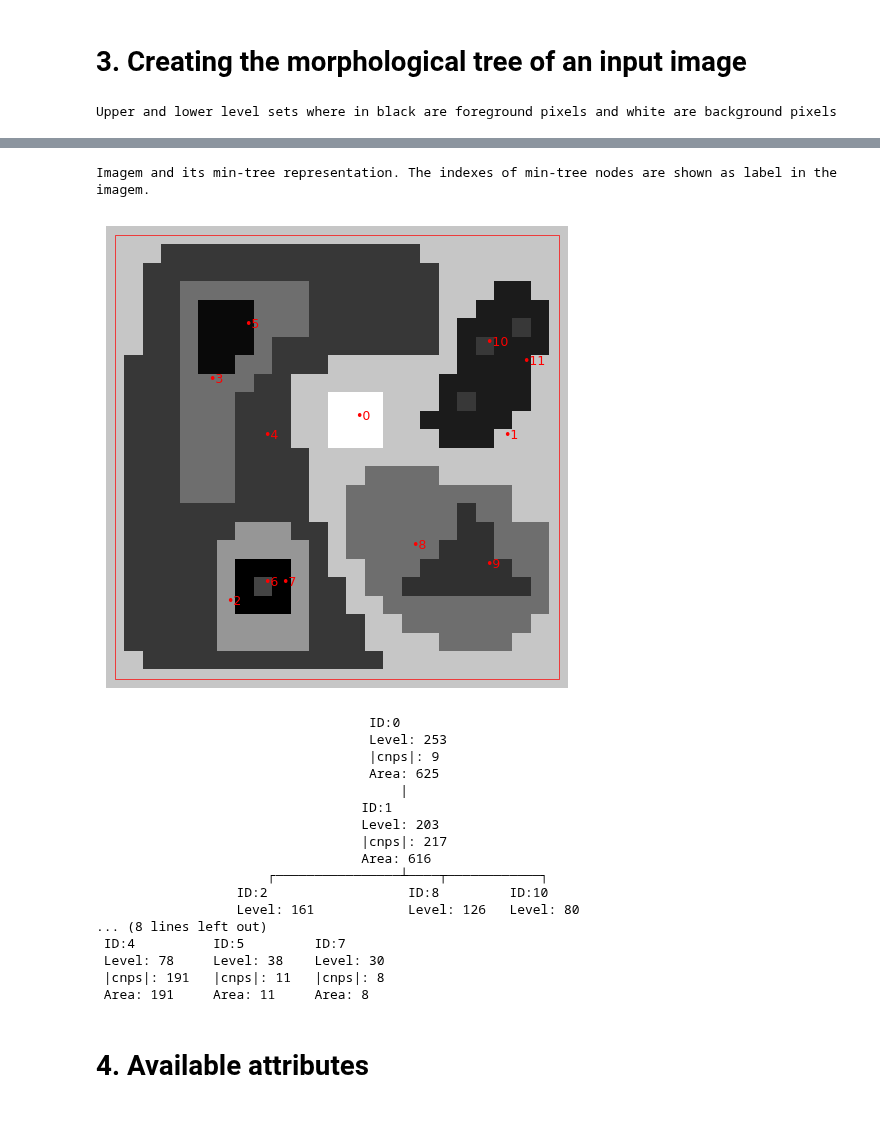
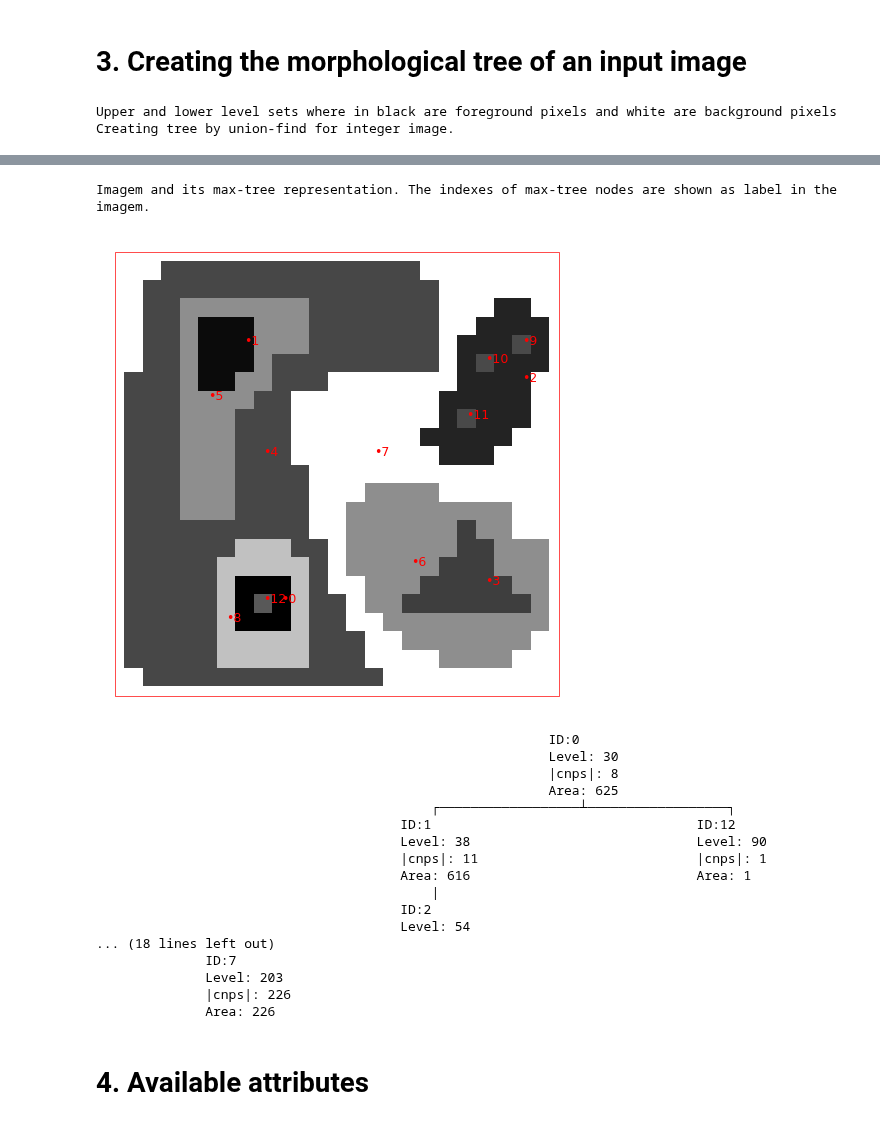
Before and after one commit to wonderalexandre/mmcfilters, a Jupyter notebook: notebooks/SimpleExamples.ipynb, the cells around one changed output, grey strips where cells are left out. Saved outputs shown, nothing was run; the diff lists cells and outputs as text; code cells hidden in the pictures.

```diff
--- a/notebooks/SimpleExamples.ipynb
+++ b/notebooks/SimpleExamples.ipynb
@@ -132,9 +132,9 @@ imgInput = np.array([
         [203,203, 78, 78,126, 38, 38, 38,126, 78, 78, 78, 78, 78, 78, 78, 78, 78,203, 54, 80, 54, 54, 54,203],
         [203, 78, 78, 78,126, 38, 38,126,126, 78, 78, 78,203,203,203,203,203,203,203, 54, 54, 54, 54,203,203],
         [203, 78, 78, 78,126,126,126,126, 78, 78,203,203,203,203,203,203,203,203, 54, 54, 54, 54, 54,203,203],
-        [203, 78, 78, 78,126,126,126, 78, 78, 78,203,203,253,253,253,203,203,203, 54, 80, 54, 54, 54,203,203],
-        [203, 78, 78, 78,126,126,126, 78, 78, 78,203,203,253,253,253,203,203, 54, 54, 54, 54, 54,203,203,203],
-        [203, 78, 78, 78,126,126,126, 78, 78, 78,203,203,253,253,253,203,203,203, 54, 54, 54,203,203,203,203],
+        [203, 78, 78, 78,126,126,126, 78, 78, 78,203,203,203,203,203,203,203,203, 54, 80, 54, 54, 54,203,203],
+        [203, 78, 78, 78,126,126,126, 78, 78, 78,203,203,203,203,203,203,203, 54, 54, 54, 54, 54,203,203,203],
+        [203, 78, 78, 78,126,126,126, 78, 78, 78,203,203,203,203,203,203,203,203, 54, 54, 54,203,203,203,203],
         [203, 78, 78, 78,126,126,126, 78, 78, 78, 78,203,203,203,203,203,203,203,203,203,203,203,203,203,203],
         [203, 78, 78, 78,126,126,126, 78, 78, 78, 78,203,203,203,126,126,126,126,203,203,203,203,203,203,203],
         [203, 78, 78, 78,126,126,126, 78, 78, 78, 78,203,203,126,126,126,126,126,126,126,126,126,203,203,203],
@@ -151,12 +151,14 @@ imgInput = np.array([
 ], dtype=np.uint8)
 (num_rows, num_cols) = imgInput.shape
 
-isMaxtree = False
+isMaxtree = True
 tree = mmcfilters.MorphologicalTree(imgInput, num_rows, num_cols, isMaxtree)
 Type = mmcfilters.Attribute.Type
+
 
 showLevelSets(imgInput)
 print("\n\n")
 showTree(tree)
 # %% [output]
 Upper and lower level sets where in black are foreground pixels and white are background pixels
+Creating tree by union-find for integer image.
@@ -164,22 +166,22 @@ Upper and lower level sets where in black are foreground pixels and white are ba
-Imagem and its min-tree representation. The indexes of min-tree nodes are shown as label in the imagem.
+Imagem and its max-tree representation. The indexes of max-tree nodes are shown as label in the imagem.
-[figure, old version]
+[figure, new version]
-                                   ID:0
-                                   Level: 253
-                                   |cnps|: 9
-                                   Area: 625
-                                       |
-                                  ID:1
-                                  Level: 203
-                                  |cnps|: 217
-                                  Area: 616
-                      ┌────────────────┴────┬────────────┐
-                  ID:2                  ID:8         ID:10
-                  Level: 161            Level: 126   Level: 80
-... (8 lines left out)
- ID:4          ID:5         ID:7
- Level: 78     Level: 38    Level: 30
- |cnps|: 191   |cnps|: 11   |cnps|: 8
- Area: 191     Area: 11     Area: 8
+                                                          ID:0
+                                                          Level: 30
+                                                          |cnps|: 8
+                                                          Area: 625
+                                           ┌──────────────────┴──────────────────┐
+                                       ID:1                                  ID:12
+                                       Level: 38                             Level: 90
+                                       |cnps|: 11                            |cnps|: 1
+                                       Area: 616                             Area: 1
+                                           |
+                                       ID:2
+                                       Level: 54
+... (18 lines left out)
+              ID:7
+              Level: 203
+              |cnps|: 226
+              Area: 226
 # %% [markdown]
 # 4. Available attributes
 # %%
```
Also changed, not shown: parts of 17 cells of this notebook, 25 other files.
